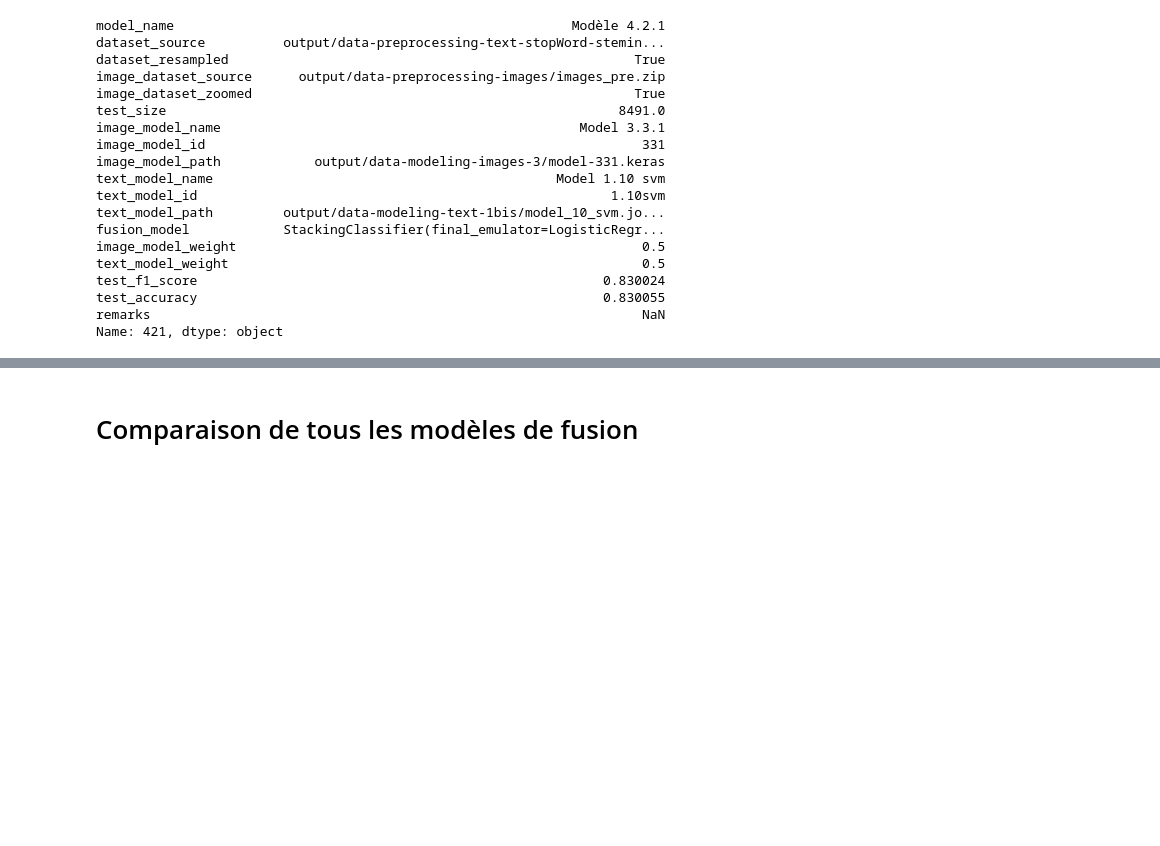
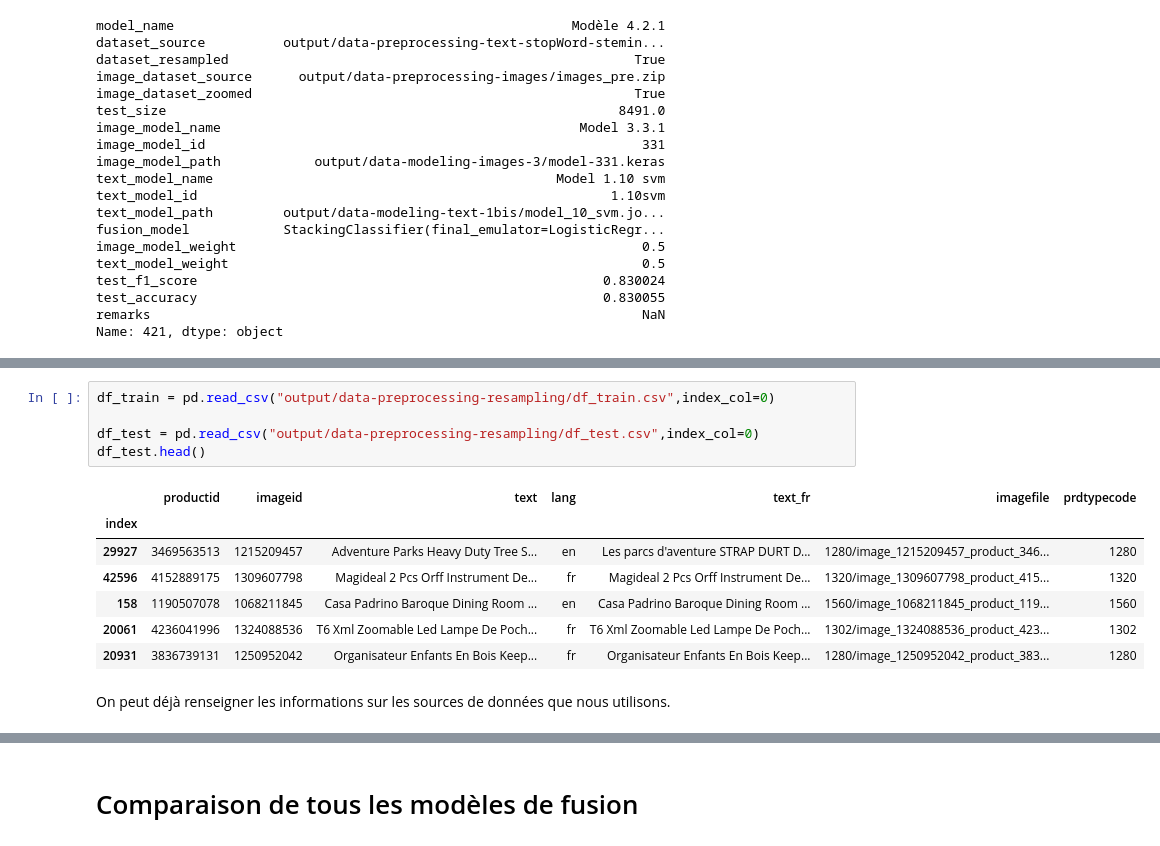
Before and after one commit to DataScientest-Studio/nov23_bds_rakuten, a Jupyter notebook: notebooks/data-modeling-fusion.ipynb, the cells around one changed output, grey strips where cells are left out. Cells and saved outputs as stored; diff of their text form; blank space fills up the shorter version.

```diff
--- a/notebooks/data-modeling-fusion.ipynb
+++ b/notebooks/data-modeling-fusion.ipynb
@@ -1122,0 +1206,15 @@ Name: 421, dtype: object
+# %%
+df_train = pd.read_csv("output/data-preprocessing-resampling/df_train.csv",index_col=0)
+
+df_test = pd.read_csv("output/data-preprocessing-resampling/df_test.csv",index_col=0)
+df_test.head()
+# %% [output]
+|  | productid | imageid | text | lang | text_fr | imagefile | prdtypecode |
+| index |  |  |  |  |  |  |  |
+| 29927 | 3469563513 | 1215209457 | Adventure Parks Heavy Duty Tree S... | en | Les parcs d'aventure STRAP DURT D... | 1280/image_1215209457_product_346... | 1280 |
+| 42596 | 4152889175 | 1309607798 | Magideal 2 Pcs Orff Instrument De... | fr | Magideal 2 Pcs Orff Instrument De... | 1320/image_1309607798_product_415... | 1320 |
+| 158 | 1190507078 | 1068211845 | Casa Padrino Baroque Dining Room ... | en | Casa Padrino Baroque Dining Room ... | 1560/image_1068211845_product_119... | 1560 |
+| 20061 | 4236041996 | 1324088536 | T6 Xml Zoomable Led Lampe De Poch... | fr | T6 Xml Zoomable Led Lampe De Poch... | 1302/image_1324088536_product_423... | 1302 |
+| 20931 | 3836739131 | 1250952042 | Organisateur Enfants En Bois Keep... | fr | Organisateur Enfants En Bois Keep... | 1280/image_1250952042_product_383... | 1280 |
+# %% [markdown]
+On peut déjà renseigner les informations sur les sources de données que nous utilisons.
```
Also changed, not shown: parts of 64 cells of this notebook.
